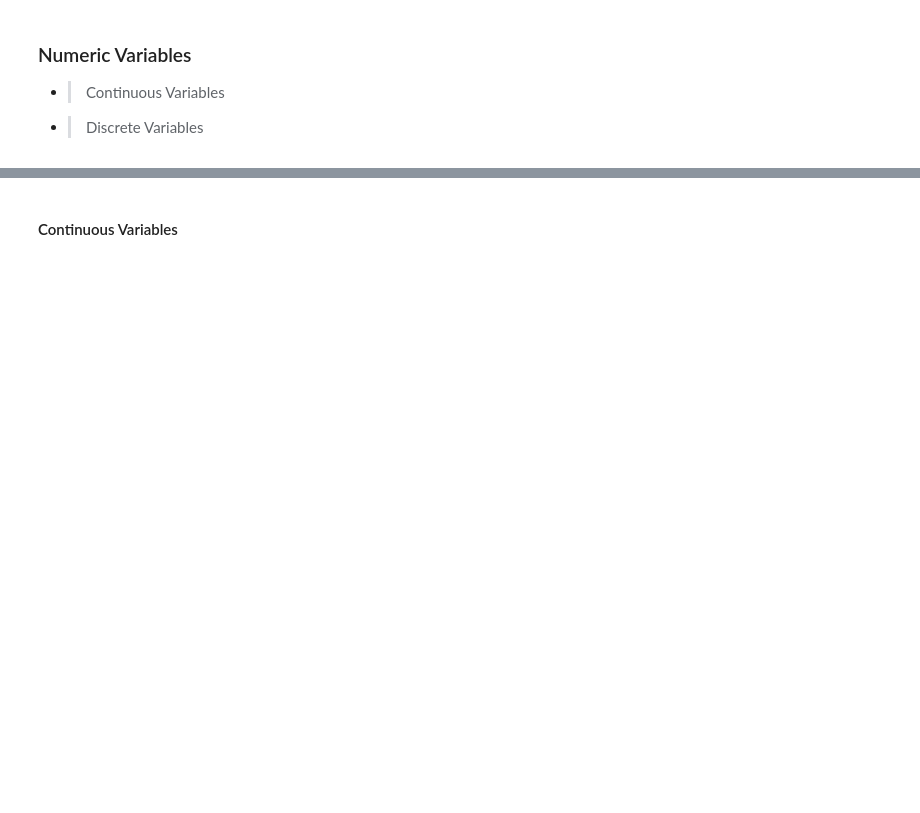
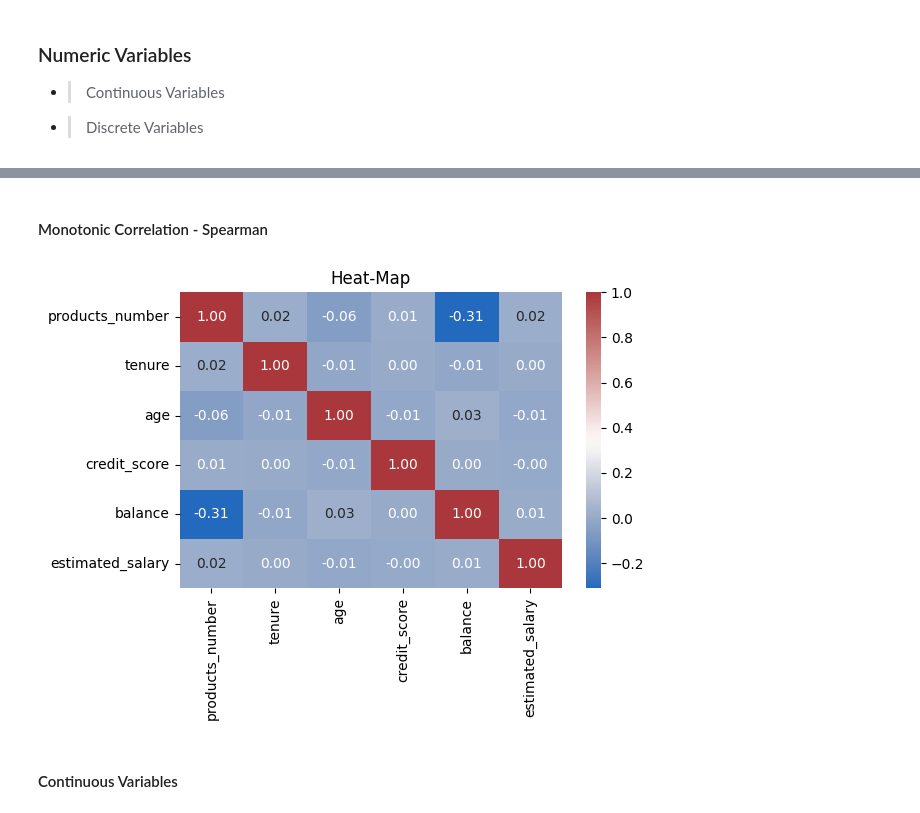
Before and after one commit to PierD86/bank-churn-prediction, a Jupyter notebook: notebooks/01_EDA.ipynb, the cells around one changed output, grey strips where cells are left out. Drawn from its saved outputs; the diff is of its cells as text; code cells hidden in the pictures; blank space fills up the shorter version.

```diff
--- a/notebooks/01_EDA.ipynb
+++ b/notebooks/01_EDA.ipynb
@@ -88,3 +75,11 @@ for clm in num_variables:
+# %% [markdown]
+#### Monotonic Correlation - Spearman
+# %%
+sns.heatmap(X_train[num_variables].corr(method='spearman'),annot=True, fmt=".2f", cmap="vlag")
+plt.title("Heat-Map")
+plt.tight_layout();
+# %% [output]
+[figure, added]
 # %% [markdown]
 #### Continuous Variables
 # %%
```
Also changed, not shown: parts of 20 cells of this notebook, 2 other files.
